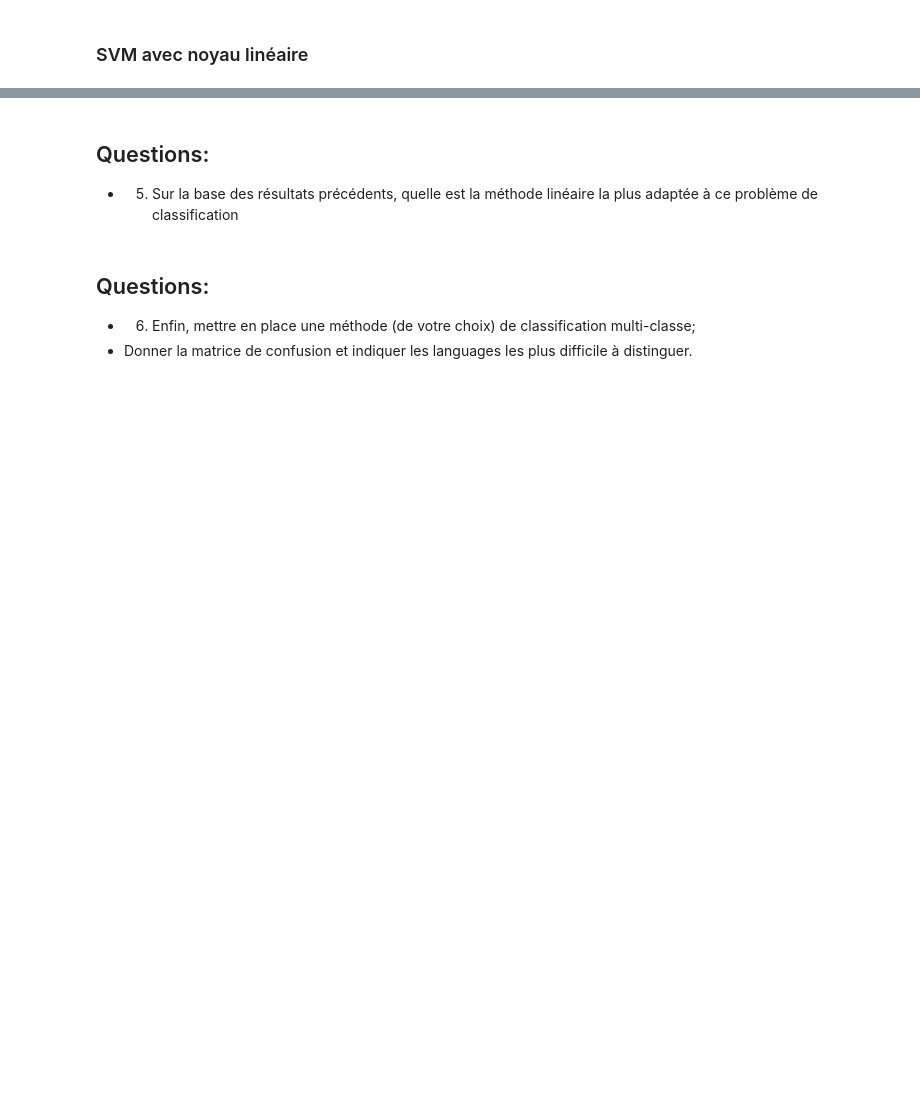
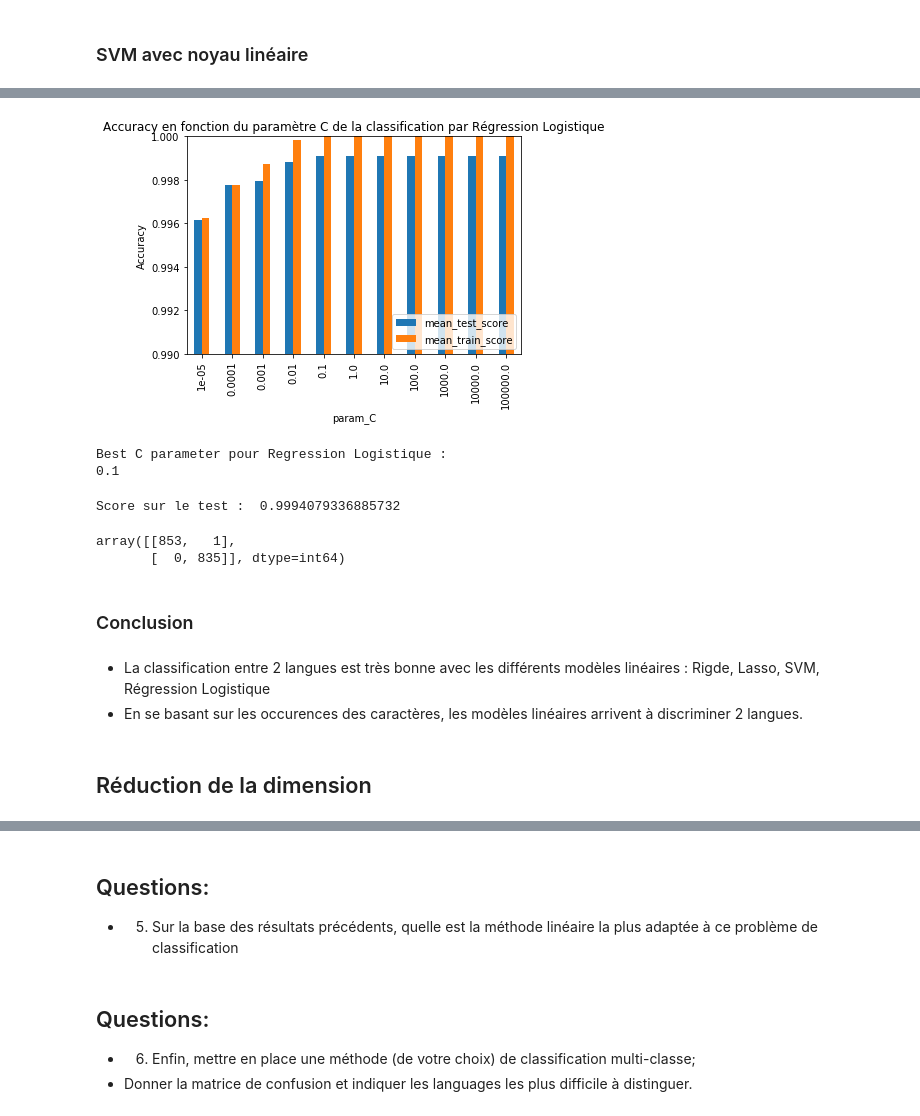
Before and after one commit to anthonymoisan/ClassificationLanguage, a Jupyter notebook: src/Projet_AnalyseLinguistique_AnthonyMoisan.ipynb, the cells around one changed output, grey strips where cells are left out. Cells and saved outputs as stored; diff of their text form; code cells hidden in the pictures; blank space fills up the shorter version.

```diff
--- a/src/Projet_AnalyseLinguistique_AnthonyMoisan.ipynb
+++ b/src/Projet_AnalyseLinguistique_AnthonyMoisan.ipynb
@@ -489,0 +586,13 @@ Numbre de features utilisées : 0
+# %%
+from sklearn.model_selection import GridSearchCV
+from sklearn.linear_model import LogisticRegression
+# grille de valeurs
+params = {"C": np.logspace(-5, 5, 11) }
+gridSearch_LogisticRegression_CV = GridSearchCV(
+    estimator = LogisticRegression(),
+    param_grid= params,
+    scoring="accuracy",
+    cv=5,
+    n_jobs=-1,
+    return_train_score=True)
+gridSearch_LogisticRegression_CV.fit(X_Train,y_Train)
@@ -489,0 +614,34 @@ Numbre de features utilisées : 0
+# %%
+df_LogisticRegression_CV_results = pd.DataFrame(gridSearch_LogisticRegression_CV.cv_results_)
+df_LogisticRegression_CV_results.set_index(["param_C"])[["mean_test_score",
+                                      "mean_train_score"]].plot(
+                                          kind="bar", ylim=(0.99, 1))
+plt.ylabel("Accuracy")
+plt.title("Accuracy en fonction du paramètre C de la classification par Régression Logistique")
+plt.legend(loc="lower right")
+plt.show()
+# %% [output]
+[figure, added]
+# %%
+print("Best C parameter pour Regression Logistique : ")
+print(gridSearch_LogisticRegression_CV.best_params_["C"])
+# %% [output]
+Best C parameter pour Regression Logistique :
+0.1
+# %%
+print("Score sur le test : ", gridSearch_LogisticRegression_CV.score(X_Test,y_Test))
+# %% [output]
+Score sur le test :  0.9994079336885732
+# %%
+y_TestPredicted = gridSearch_LogisticRegression_CV.predict(X_Test)
+confusion_matrix(y_Test, y_TestPredicted)
+# %% [output]
+array([[853,   1],
+       [  0, 835]], dtype=int64)
+# %% [markdown]
+### Conclusion
+# %% [markdown]
+* La classification entre 2 langues est très bonne avec les différents modèles linéaires : Rigde, Lasso, SVM, Régression Logistique
+* En se basant sur les occurences des caractères, les modèles linéaires arrivent à discriminer 2 langues.
+# %% [markdown]
+## Réduction de la dimension
```
Also changed, not shown: parts of 84 cells of this notebook.
